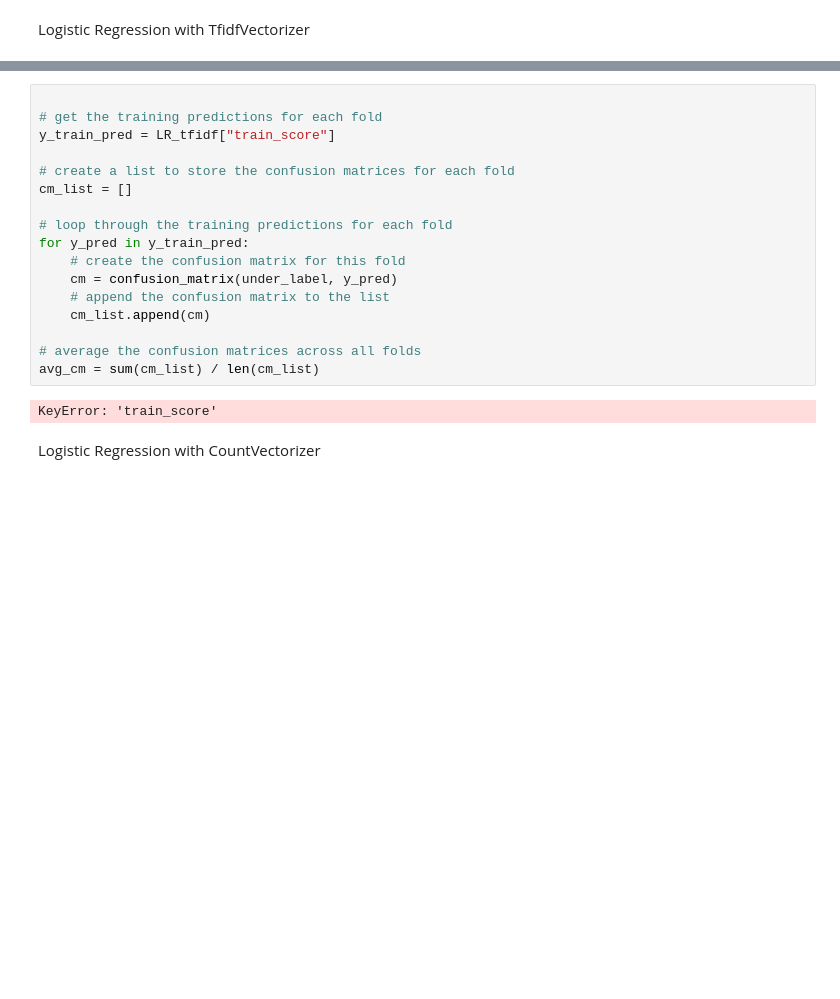
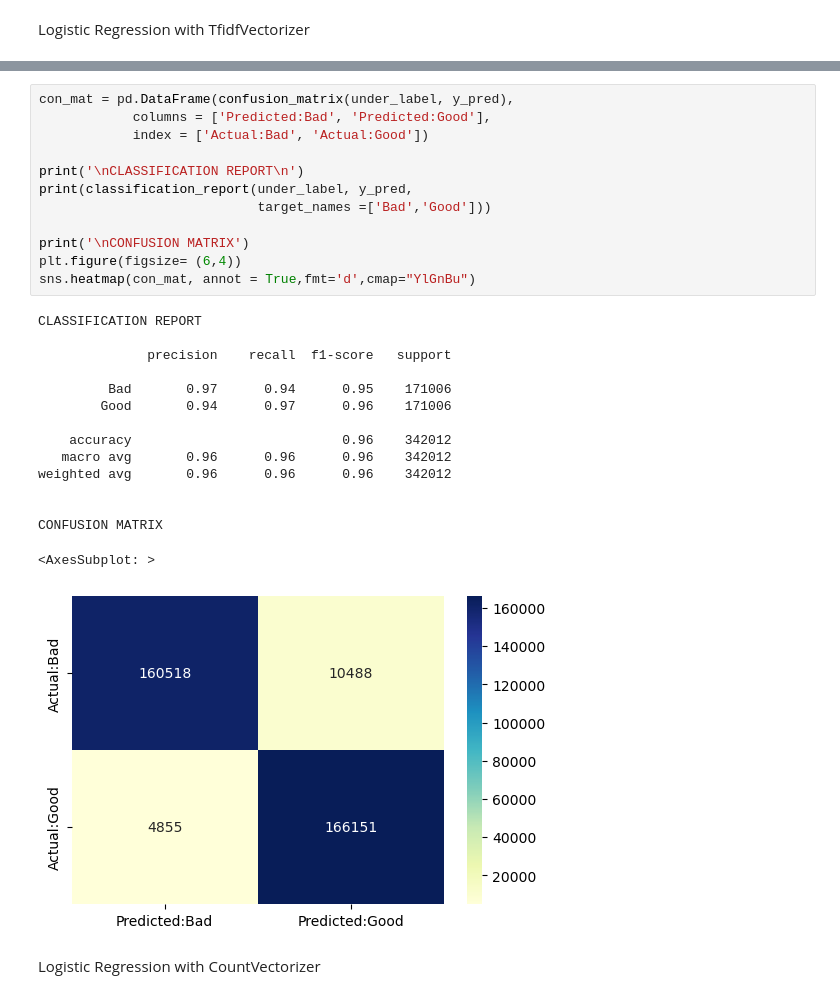
Before and after one commit to giacomovitangeli/phishing-detection, a Jupyter notebook: phishing_detection.ipynb, the cells around one changed output, grey strips where cells are left out. Saved outputs shown, nothing was run; the diff lists cells and outputs as text; blank space fills up the shorter version.

Commit message:
add confusion matrix

```diff
--- a/phishing_detection.ipynb
+++ b/phishing_detection.ipynb
@@ -264,22 +289,31 @@ print(elapsed)
-# %%
-
-# get the training predictions for each fold
-y_train_pred = LR_tfidf["train_score"]
-
-# create a list to store the confusion matrices for each fold
-cm_list = []
-
-# loop through the training predictions for each fold
-for y_pred in y_train_pred:
-    # create the confusion matrix for this fold
-    cm = confusion_matrix(under_label, y_pred)
-    # append the confusion matrix to the list
-    cm_list.append(cm)
-
-# average the confusion matrices across all folds
-avg_cm = sum(cm_list) / len(cm_list)
-# %% [output]
-KeyError: 'train_score'
+# %%
+con_mat = pd.DataFrame(confusion_matrix(under_label, y_pred),
+            columns = ['Predicted:Bad', 'Predicted:Good'],
+            index = ['Actual:Bad', 'Actual:Good'])
+
+print('\nCLASSIFICATION REPORT\n')
+print(classification_report(under_label, y_pred,
+                            target_names =['Bad','Good']))
+
+print('\nCONFUSION MATRIX')
+plt.figure(figsize= (6,4))
+sns.heatmap(con_mat, annot = True,fmt='d',cmap="YlGnBu")
+# %% [output]
+CLASSIFICATION REPORT
+
+              precision    recall  f1-score   support
+
+         Bad       0.97      0.94      0.95    171006
+        Good       0.94      0.97      0.96    171006
+
+    accuracy                           0.96    342012
+   macro avg       0.96      0.96      0.96    342012
+weighted avg       0.96      0.96      0.96    342012
+
+
+CONFUSION MATRIX
+<AxesSubplot: >
+[figure, added]
 # %% [markdown]
 Logistic Regression with CountVectorizer
 # %%
```
Also changed, not shown: parts of 11 cells of this notebook.
